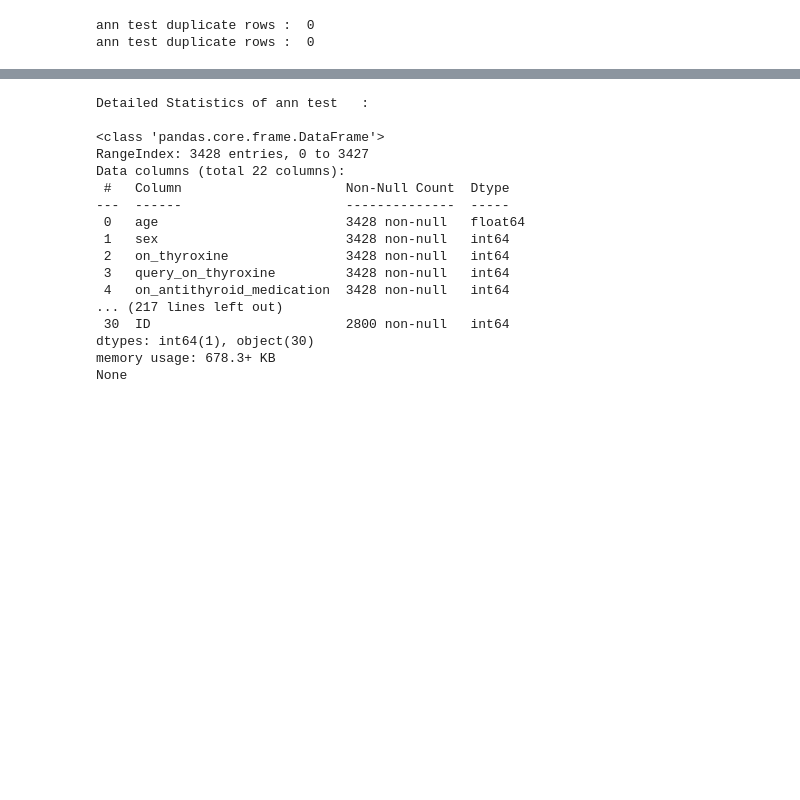
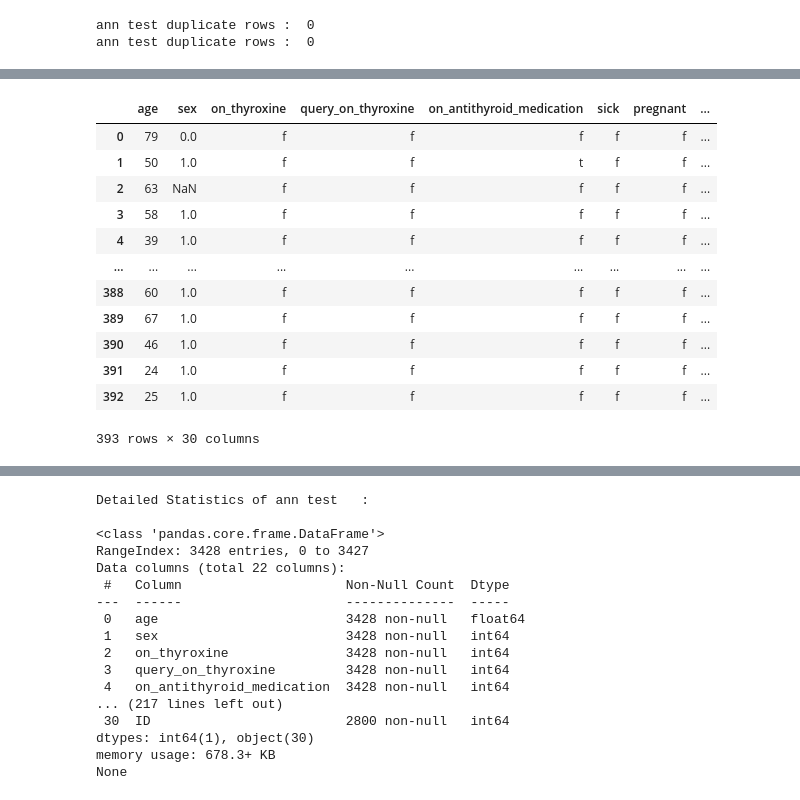
Before and after one commit to aashishops/Thyroid-Performance-Analysis, a Jupyter notebook: src/EDA.ipynb, the cells around one changed output, grey strips where cells are left out. Saved outputs shown, nothing was run; the diff lists cells and outputs as text; code cells hidden in the pictures; blank space fills up the shorter version.

```diff
--- a/src/EDA.ipynb
+++ b/src/EDA.ipynb
@@ -134,0 +172,17 @@ hypo_hyper_data = {
+# %%
+Dataset.replace('?', np.nan, inplace=True)
+display(Dataset)
+# %% [output]
+|  | age | sex | on_thyroxine | query_on_thyroxine | on_antithyroid_medication | sick | pregnant | ... |
+| 0 | 79 | 0.0 | f | f | f | f | f | ... |
+| 1 | 50 | 1.0 | f | f | t | f | f | ... |
+| 2 | 63 | NaN | f | f | f | f | f | ... |
+| 3 | 58 | 1.0 | f | f | f | f | f | ... |
+| 4 | 39 | 1.0 | f | f | f | f | f | ... |
+| ... | ... | ... | ... | ... | ... | ... | ... | ... |
+| 388 | 60 | 1.0 | f | f | f | f | f | ... |
+| 389 | 67 | 1.0 | f | f | f | f | f | ... |
+| 390 | 46 | 1.0 | f | f | f | f | f | ... |
+| 391 | 24 | 1.0 | f | f | f | f | f | ... |
+| 392 | 25 | 1.0 | f | f | f | f | f | ... |
+393 rows × 30 columns
```
Also changed, not shown: parts of 7 cells of this notebook.
